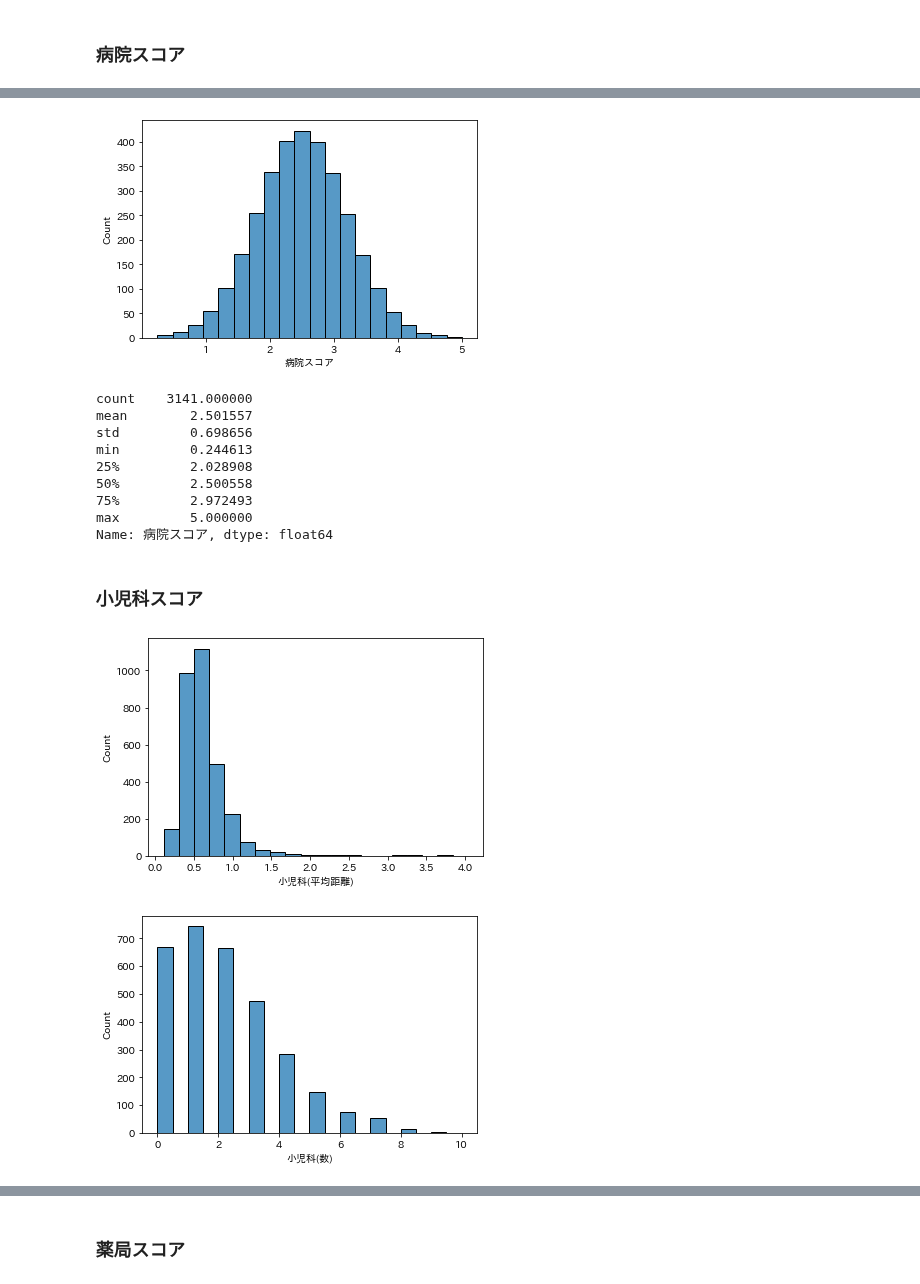
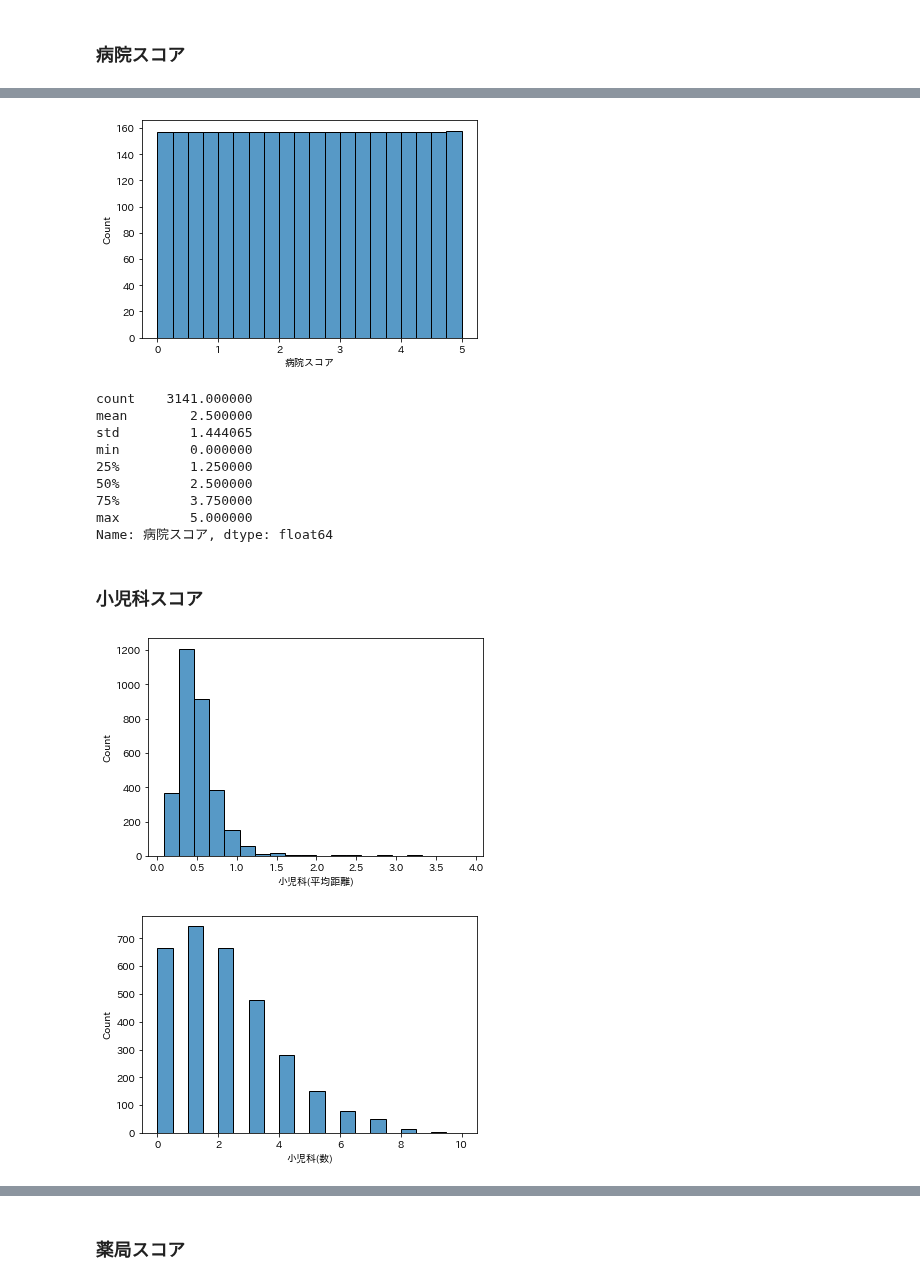
Before and after one commit to z-guard/analysis, a Jupyter notebook: notebooks/medical_score.ipynb, the cells around one changed output, grey strips where cells are left out. Saved outputs shown, nothing was run; the diff lists cells and outputs as text; code cells hidden in the pictures.

```diff
--- a/notebooks/medical_score.ipynb
+++ b/notebooks/medical_score.ipynb
@@ -120,33 +121,30 @@ def get_value_of_nearest_facility(df_master, df_facility, category, method='min'
         cat_values.append(val)
     return cat_values
-# %%
-import numpy as np
-from scipy.stats import norm
-
-def rank_score(sr_data):
-    rank = sr_data.rank()
-    count = rank.max()
-    x = (rank + 1)/(count + 1)
-    max_val = 5
-    y = norm.ppf(x, loc=0.5, scale=0.14)*max_val
-    return np.clip(y, 0, max_val)
+# %%
+def rank_score(sr_data):
+    rank = sr_data.rank()
+    rmax = rank.max()
+    rmin = rank.min()
+    max_val = 5
+    x = (rank - rmin)/(rmax - rmin) * max_val
+    return np.clip(x, 0, max_val)
 # %% [markdown]
 ## 医療スコア
 # %%
 %%time
 # 近い5件の距離の平均
-df_pop_master['病院(平均距離)'] = get_value_of_nearest_facility(df_pop_master, df_hospital_master, '病院', 'mean', 5)
+df_geo_master['病院(平均距離)'] = get_value_of_nearest_facility(df_geo_master, df_hospital_master, '病院', 'mean', 5)
 # 0.5km以内の施設の数
-df_pop_master['病院(数)'] = get_value_of_nearest_facility(df_pop_master, df_hospital_master, '病院', 'count', 0.5)
+df_geo_master['病院(数)'] = get_value_of_nearest_facility(df_geo_master, df_hospital_master, '病院', 'count', 0.5)
 
 df_pediatrics = df_hospital_master[df_hospital_master['小児'].notna()]
-# 近い5件の距離の距離
-df_pop_master['小児科(平均距離)'] = get_value_of_nearest_facility(df_pop_master, df_pediatrics, '病院', 'mean', 5)
+# 近い3件の距離の距離
+df_geo_master['小児科(平均距離)'] = get_value_of_nearest_facility(df_geo_master, df_pediatrics, '病院', 'mean', 3)
 # 0.5km以内の施設の数
-df_pop_master['小児科(数)'] = get_value_of_nearest_facility(df_pop_master, df_pediatrics, '病院', 'count', 0.5)
+df_geo_master['小児科(数)'] = get_value_of_nearest_facility(df_geo_master, df_pediatrics, '病院', 'count', 0.5)
 
-# 近い5件の距離の平均
-df_pop_master['薬局(平均距離)'] = get_value_of_nearest_facility(df_pop_master, df_pharmacy_master, '薬局', 'mean', 5)
+# 近い3件の距離の平均
+df_geo_master['薬局(平均距離)'] = get_value_of_nearest_facility(df_geo_master, df_pharmacy_master, '薬局', 'mean', 3)
 # 0.5km以内の施設の数
-df_pop_master['薬局(数)'] = get_value_of_nearest_facility(df_pop_master, df_pharmacy_master, '薬局', 'count', 0.5)
+df_geo_master['薬局(数)'] = get_value_of_nearest_facility(df_geo_master, df_pharmacy_master, '薬局', 'count', 0.5)
 # %% [output]
@@ -186,11 +199,11 @@ for feature_name in feature_list.keys():
 # %%
 score_list = []
 for key, value in feature_list.items():
-    df_pop_master[f'{key}レベル'] = rank_score(df_pop_master[key] * value['sort'])
-    score_list.append(df_pop_master[f'{key}レベル'] * value['weight'])
+    df_geo_master[f'{key}レベル'] = rank_score(df_geo_master[key] * value['sort'])
+    score_list.append(df_geo_master[f'{key}レベル'] * value['weight'])
 
 _tmp_score = pd.concat(score_list, axis=1).sum(axis=1, skipna=False)
-df_pop_master[score_name] = rank_score(_tmp_score)
+df_geo_master[score_name] = rank_score(_tmp_score)
 # %%
 sns.histplot(_tmp_score, bins=20)
 plt.show()
@@ -199,18 +212,18 @@ plt.show()
 # %%
-sns.histplot(df_pop_master[score_name], bins=20)
+sns.histplot(df_geo_master[score_name], bins=20)
 plt.show()
 # %% [output]
-[figure, old version]
+[figure, new version]
 # %%
-df_pop_master[score_name].describe()
+df_geo_master[score_name].describe()
 # %% [output]
 count    3141.000000
-mean        2.501557
-std         0.698656
-min         0.244613
-25%         2.028908
-50%         2.500558
-75%         2.972493
+mean        2.500000
+std         1.444065
+min         0.000000
+25%         1.250000
+50%         2.500000
+75%         3.750000
 max         5.000000
 Name: 病院スコア, dtype: float64
 # %% [markdown]
@@ -225,10 +238,10 @@ all_feature_list += list(feature_list.keys())
 all_score_list.append(score_name)
 # %%
 for feature_name in feature_list.keys():
-    sns.histplot(df_pop_master[feature_name], bins=20)
+    sns.histplot(df_geo_master[feature_name], bins=20)
     plt.show()
 # %% [output]
-[figure, old version]
+[figure, new version]
 [figure]
 # %%
 score_list = []
```
Also changed, not shown: parts of 35 cells of this notebook.
